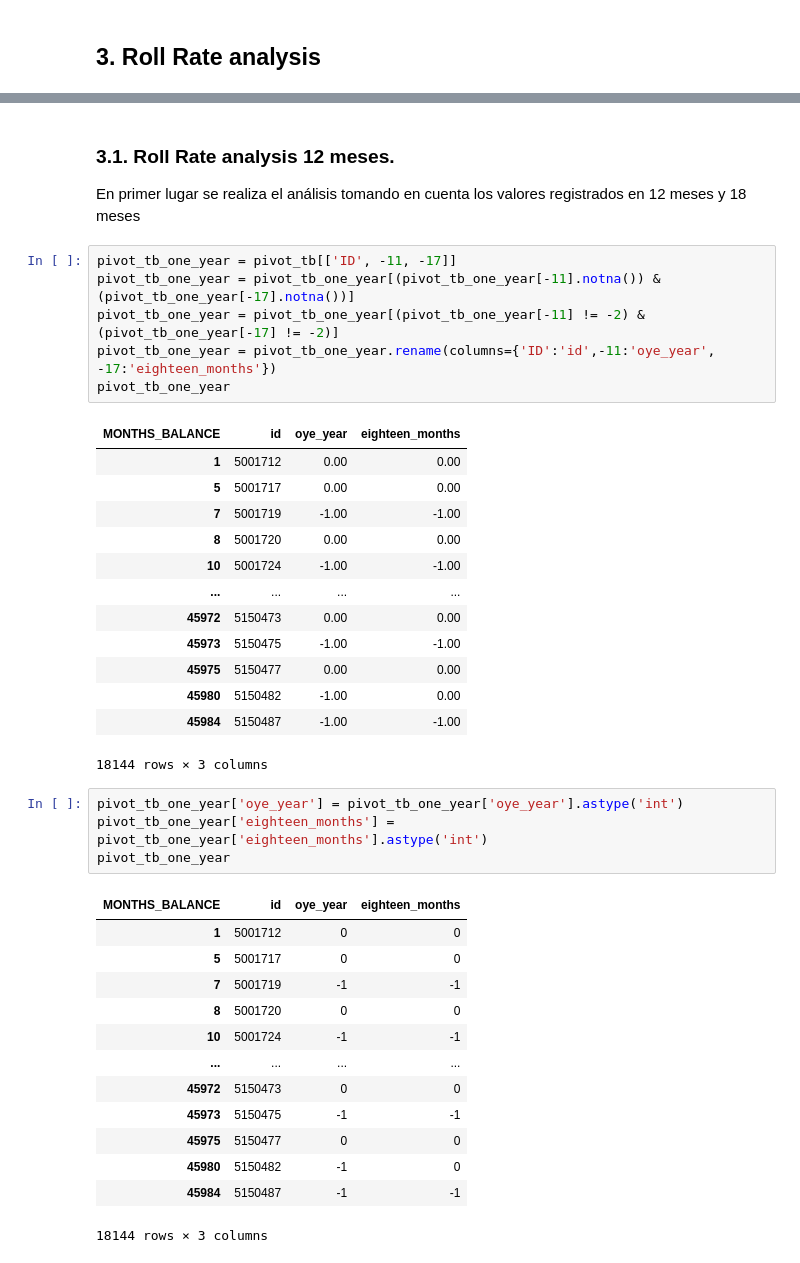
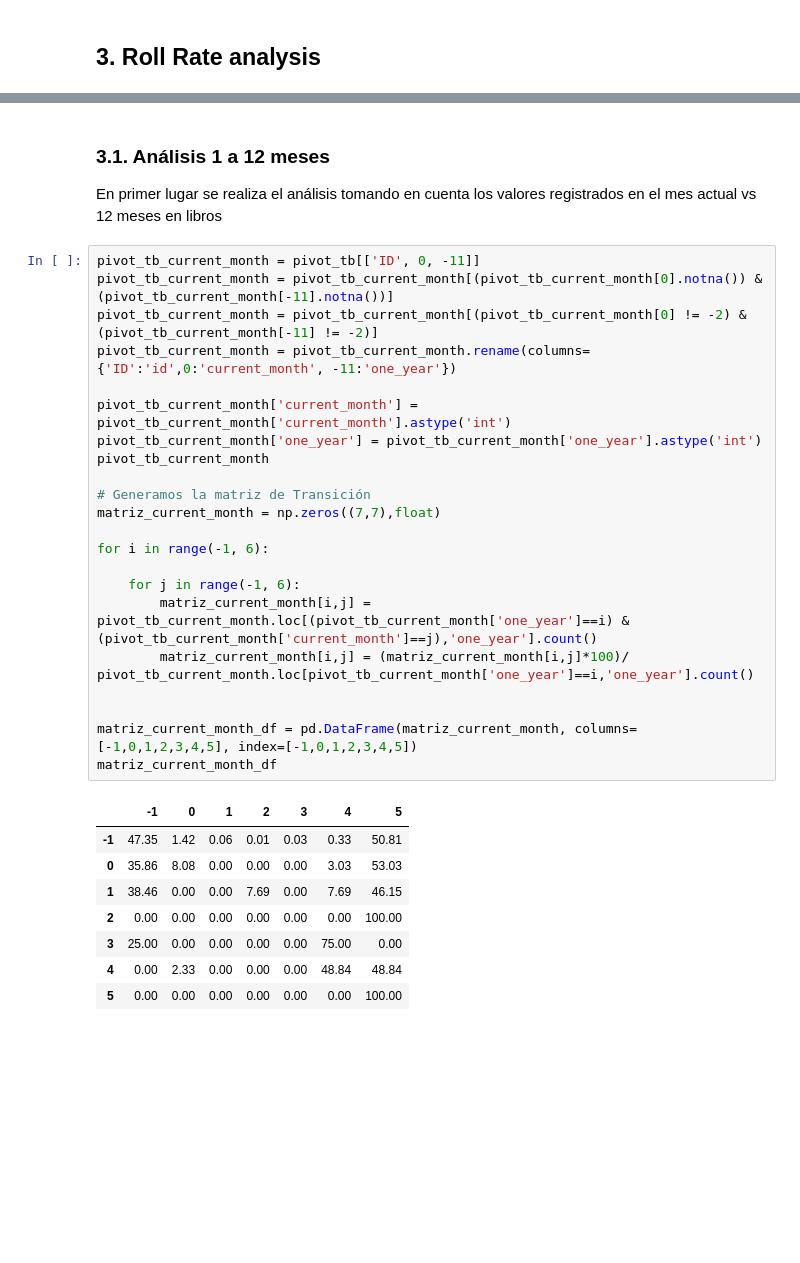
Before and after one commit to difercast/credit-card-risk-management, a Jupyter notebook: src/1-roll-rate-analysis.ipynb, the cells around one changed output, grey strips where cells are left out. Saved outputs shown, nothing was run; the diff lists cells and outputs as text; blank space fills up the shorter version.

```diff
--- a/src/1-roll-rate-analysis.ipynb
+++ b/src/1-roll-rate-analysis.ipynb
@@ -94,44 +94,37 @@ pivot_tb.head(10)
 | 9 | 5001723 | NaN | NaN | NaN | NaN | NaN | NaN | NaN | NaN | NaN | ... |
 10 rows × 62 columns
 # %% [markdown]
-### 3.1. Roll Rate analysis 12 meses.
+### 3.1. Análisis 1 a 12 meses
 
-En primer lugar se realiza el análisis tomando en cuenta los valores registrados en 12 meses y 18 meses
+En primer lugar se realiza el análisis tomando en cuenta los valores registrados en el mes actual vs 12 meses en libros
-# %%
-pivot_tb_one_year = pivot_tb[['ID', -11, -17]]
-pivot_tb_one_year = pivot_tb_one_year[(pivot_tb_one_year[-11].notna()) & (pivot_tb_one_year[-17].notna())]
-pivot_tb_one_year = pivot_tb_one_year[(pivot_tb_one_year[-11] != -2) & (pivot_tb_one_year[-17] != -2)]
-pivot_tb_one_year = pivot_tb_one_year.rename(columns={'ID':'id',-11:'oye_year', -17:'eighteen_months'})
-pivot_tb_one_year
-# %% [output]
-| MONTHS_BALANCE | id | oye_year | eighteen_months |
-| 1 | 5001712 | 0.00 | 0.00 |
-| 5 | 5001717 | 0.00 | 0.00 |
-| 7 | 5001719 | -1.00 | -1.00 |
-| 8 | 5001720 | 0.00 | 0.00 |
-| 10 | 5001724 | -1.00 | -1.00 |
-| ... | ... | ... | ... |
-| 45972 | 5150473 | 0.00 | 0.00 |
-| 45973 | 5150475 | -1.00 | -1.00 |
-| 45975 | 5150477 | 0.00 | 0.00 |
-| 45980 | 5150482 | -1.00 | 0.00 |
-| 45984 | 5150487 | -1.00 | -1.00 |
-18144 rows × 3 columns
-# %%
-pivot_tb_one_year['oye_year'] = pivot_tb_one_year['oye_year'].astype('int')
-pivot_tb_one_year['eighteen_months'] = pivot_tb_one_year['eighteen_months'].astype('int')
-pivot_tb_one_year
-# %% [output]
-| MONTHS_BALANCE | id | oye_year | eighteen_months |
-| 1 | 5001712 | 0 | 0 |
-| 5 | 5001717 | 0 | 0 |
-| 7 | 5001719 | -1 | -1 |
-| 8 | 5001720 | 0 | 0 |
-| 10 | 5001724 | -1 | -1 |
-| ... | ... | ... | ... |
-| 45972 | 5150473 | 0 | 0 |
-| 45973 | 5150475 | -1 | -1 |
-| 45975 | 5150477 | 0 | 0 |
-| 45980 | 5150482 | -1 | 0 |
-| 45984 | 5150487 | -1 | -1 |
-18144 rows × 3 columns
+# %%
+pivot_tb_current_month = pivot_tb[['ID', 0, -11]]
+pivot_tb_current_month = pivot_tb_current_month[(pivot_tb_current_month[0].notna()) & (pivot_tb_current_month[-11].notna())]
+pivot_tb_current_month = pivot_tb_current_month[(pivot_tb_current_month[0] != -2) & (pivot_tb_current_month[-11] != -2)]
+pivot_tb_current_month = pivot_tb_current_month.rename(columns={'ID':'id',0:'current_month', -11:'one_year'})
+
+pivot_tb_current_month['current_month'] = pivot_tb_current_month['current_month'].astype('int')
+pivot_tb_current_month['one_year'] = pivot_tb_current_month['one_year'].astype('int')
+pivot_tb_current_month
+
+# Generamos la matriz de Transición
+matriz_current_month = np.zeros((7,7),float)
+
+for i in range(-1, 6):
+
+    for j in range(-1, 6):
+        matriz_current_month[i,j] = pivot_tb_current_month.loc[(pivot_tb_current_month['one_year']==i) & (pivot_tb_current_month['current_month']==j),'one_year'].count()
+        matriz_current_month[i,j] = (matriz_current_month[i,j]*100)/ pivot_tb_current_month.loc[pivot_tb_current_month['one_year']==i,'one_year'].count()
+
+
+matriz_current_month_df = pd.DataFrame(matriz_current_month, columns=[-1,0,1,2,3,4,5], index=[-1,0,1,2,3,4,5])
+matriz_current_month_df
+# %% [output]
+|  | -1 | 0 | 1 | 2 | 3 | 4 | 5 |
+| -1 | 47.35 | 1.42 | 0.06 | 0.01 | 0.03 | 0.33 | 50.81 |
+| 0 | 35.86 | 8.08 | 0.00 | 0.00 | 0.00 | 3.03 | 53.03 |
+| 1 | 38.46 | 0.00 | 0.00 | 7.69 | 0.00 | 7.69 | 46.15 |
+| 2 | 0.00 | 0.00 | 0.00 | 0.00 | 0.00 | 0.00 | 100.00 |
+| 3 | 25.00 | 0.00 | 0.00 | 0.00 | 0.00 | 75.00 | 0.00 |
+| 4 | 0.00 | 2.33 | 0.00 | 0.00 | 0.00 | 48.84 | 48.84 |
+| 5 | 0.00 | 0.00 | 0.00 | 0.00 | 0.00 | 0.00 | 100.00 |
```
Also changed, not shown: parts of 10 cells of this notebook.
